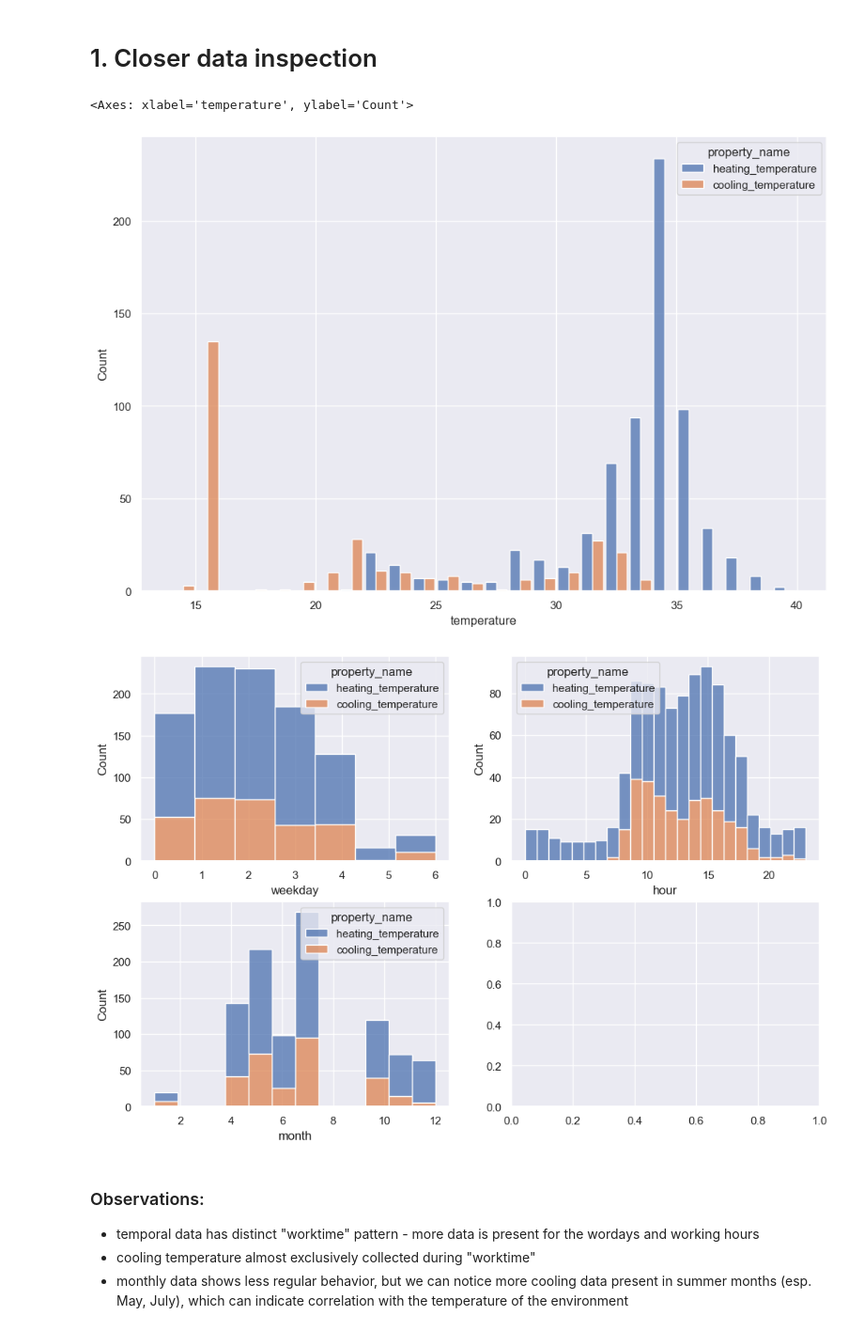
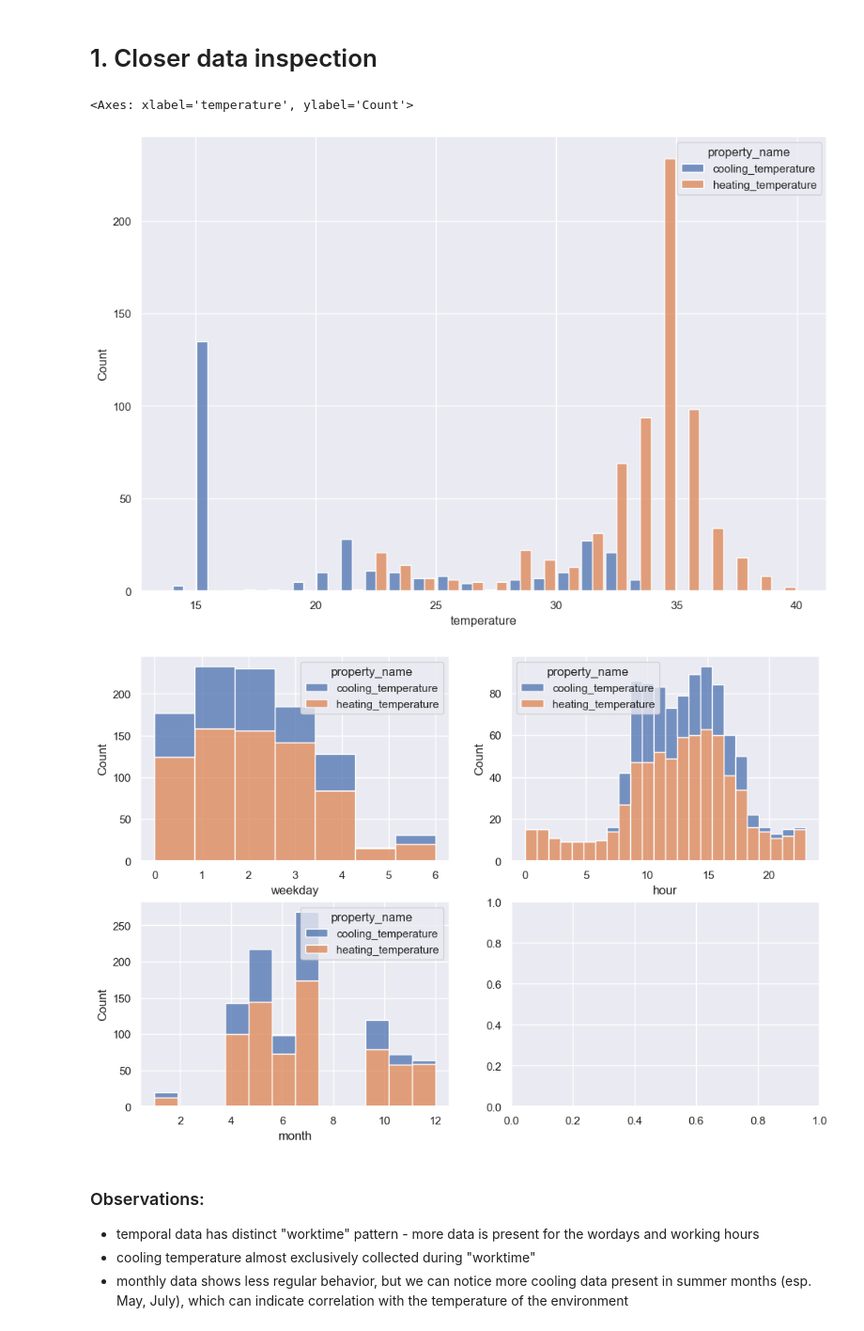
Before and after one commit to AntonSavchenko/Zeiss_DS_Interview, a Jupyter notebook: ZEISS_DS_Task.ipynb, the cells around one changed output. Shown at 94% size. Saved outputs shown, nothing was run; the diff lists cells and outputs as text; code cells hidden in the pictures.

```diff
--- a/ZEISS_DS_Task.ipynb
+++ b/ZEISS_DS_Task.ipynb
@@ -69,25 +69,25 @@ ax.tick_params(axis='x', labelrotation=45)
 # %%
 # Looking at the distribution of temperature readings overall, it seems that both cooling and heating temperatures follow a multi-modal distribution
 # The value of 15 degrees is most probably used as some "default" value for the cooling temperature
-sns.histplot(data=temps, x="temperature", hue="property_name", bins=list(range(14,41)), multiple="dodge", shrink=0.9)
+sns.histplot(data=temps, x='temperature', hue='property_name', bins=list(range(14,41)), multiple='dodge', shrink=0.9, hue_order=['cooling_temperature','heating_temperature'])
 # %% [output]
 <Axes: xlabel='temperature', ylabel='Count'>
-[figure, old version]
+[figure, new version]
 # %%
 # With temporal data we can expect some oscillating patterns, that could be observed at different frequencies.
 # To look at it more closely, we will introduce a few derivative features from the timestamps
 
 temps['weekday'] = temps['datetime'].dt.weekday   # Monday = 0  ... Sunday = 6
 temps['month'] = temps['datetime'].dt.month       # January = 1 ... December = 12
 temps['hour'] = temps['datetime'].dt.hour         # 0 .. 23
 
 fig, axes = plt.subplots(2,2)
 # because some months don't have any data, we need to hard-code the bin counts for the histogram, otherwise we could set
 # bins = temps[c].nunique()
 for i,(c,bins) in enumerate(zip(['weekday','month','hour'],[7,12,24])):
-    sns.histplot(data=temps, x=c, hue="property_name",multiple="stack", bins=bins, ax=axes[i%2,i//2])
+    sns.histplot(data=temps, x=c, hue='property_name',multiple='stack', bins=bins, ax=axes[i%2,i//2], hue_order=['cooling_temperature','heating_temperature'])
 # %% [output]
-[figure, old version]
+[figure, new version]
 # %% [markdown]
 ### Observations:
 - temporal data has distinct "worktime" pattern - more data is present for the wordays and working hours
```
Also changed, not shown: parts of 11 cells of this notebook, 9 other files.
